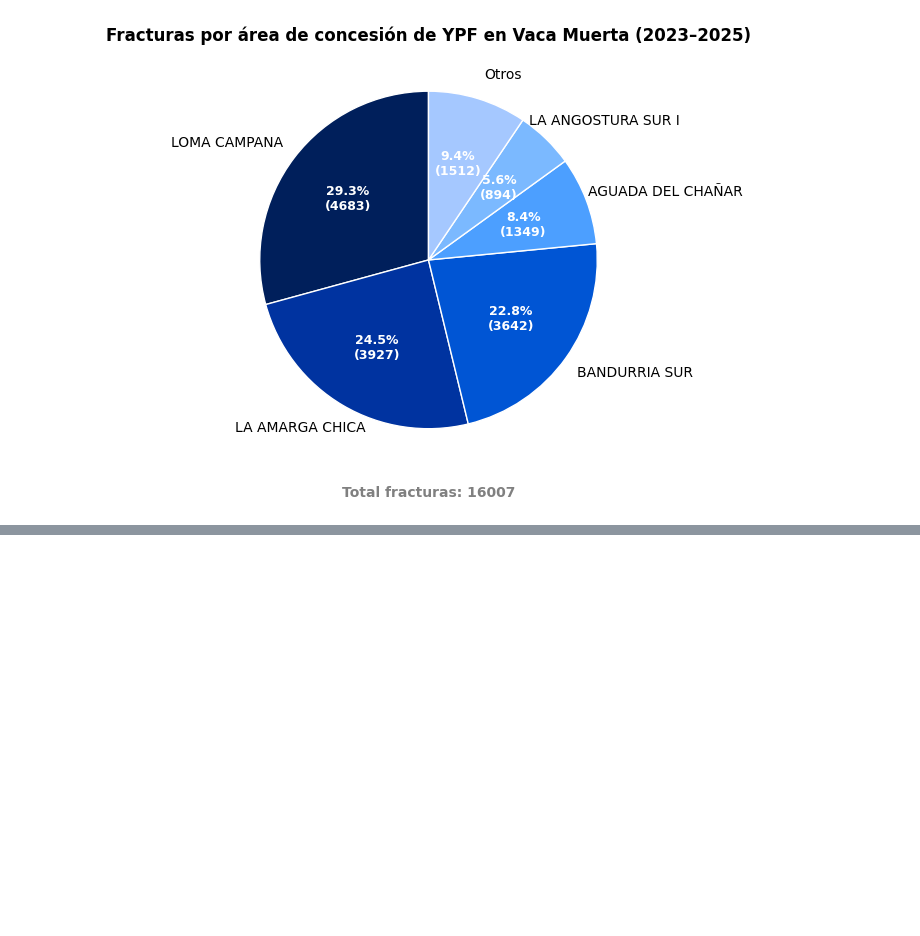
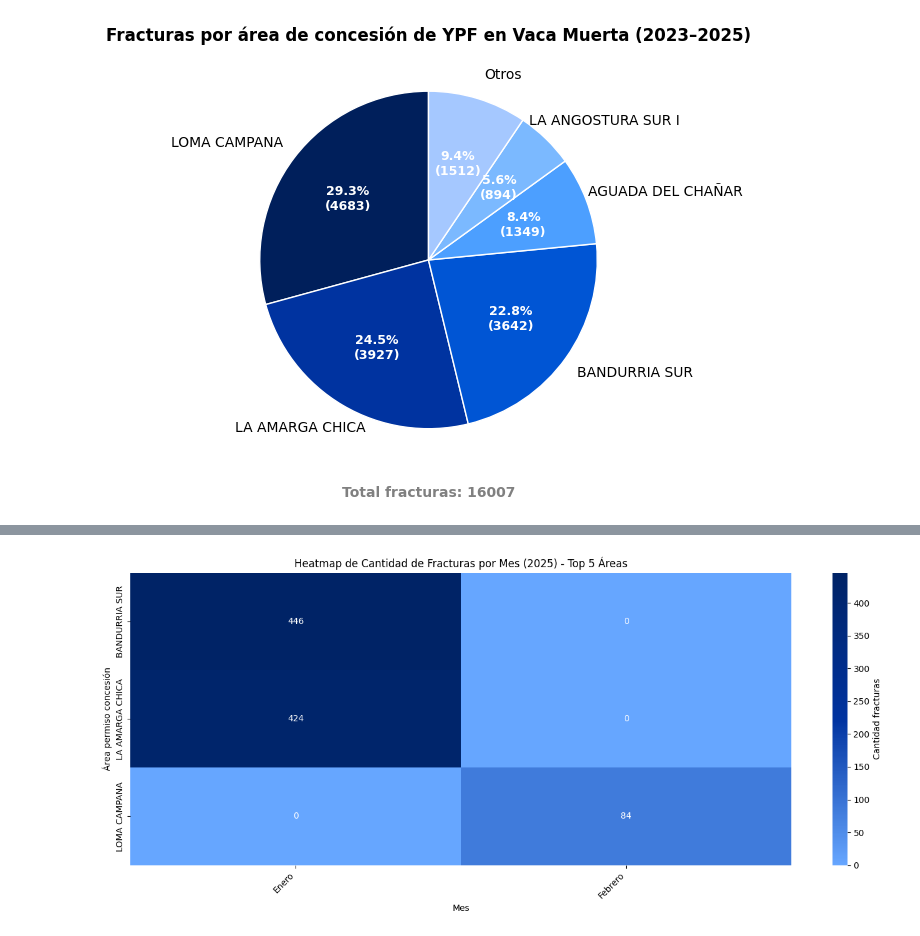
Before and after one commit to antonellafontanetto/Etapas-Fracturadas---YPF, a Jupyter notebook: Etapas_Fracturadas_de_YPF.ipynb, the cells around one changed output, grey strips where cells are left out. Saved outputs shown, nothing was run; the diff lists cells and outputs as text; code cells hidden in the pictures; blank space fills up the shorter version.

```diff
--- a/Etapas_Fracturadas_de_YPF.ipynb
+++ b/Etapas_Fracturadas_de_YPF.ipynb
@@ -569,0 +651,43 @@ plt.show()
+# %%
+# Lista manual de meses en español
+meses_es = [
+    "", "Enero", "Febrero", "Marzo", "Abril", "Mayo", "Junio",
+    "Julio", "Agosto", "Septiembre", "Octubre", "Noviembre", "Diciembre"
+]
+
+# Filtrar solo año 2025
+df_2025 = ef_ypf[ef_ypf['Año'] == 2025]
+
+# Agrupar por área y mes
+agg = df_2025.groupby(['Área permiso concesión', 'Mes'])['Cantidad fracturas'].sum().reset_index()
+
+# Top 5 áreas por cantidad total
+top_5_areas = agg.groupby('Área permiso concesión')['Cantidad fracturas'].sum().nlargest(5).index
+agg_top5 = agg[agg['Área permiso concesión'].isin(top_5_areas)]
+
+# Pivot para heatmap
+pivot_table = agg_top5.pivot(index='Área permiso concesión', columns='Mes', values='Cantidad fracturas').fillna(0)
+
+# Nombres de meses en español
+meses_nombres = [meses_es[m] for m in pivot_table.columns]
+
+# Colormap invertido: celeste claro para 0, azul fuerte para valores altos
+ypf_blue_invert = LinearSegmentedColormap.from_list(
+    "ypf_blue_invert",
+    ["#66A6FF",  # celeste claro (mínimo)
+     "#0033A0",  # azul YPF (medio)
+     "#002366"]  # azul muy fuerte (máximo)
+)
+
+# Gráfico
+plt.figure(figsize=(14, 6))
+ax = sns.heatmap(pivot_table, annot=True, fmt=".0f", cmap=ypf_blue_invert, cbar_kws={'label': 'Cantidad fracturas'})
+ax.set_xticklabels(meses_nombres, rotation=45, ha='right')
+
+plt.title('Heatmap de Cantidad de Fracturas por Mes (2025) - Top 5 Áreas')
+plt.xlabel('Mes')
+plt.ylabel('Área permiso concesión')
+plt.tight_layout()
+plt.show()
+# %% [output]
+[figure, added]
```
Also changed, not shown: parts of 4 cells of this notebook.
